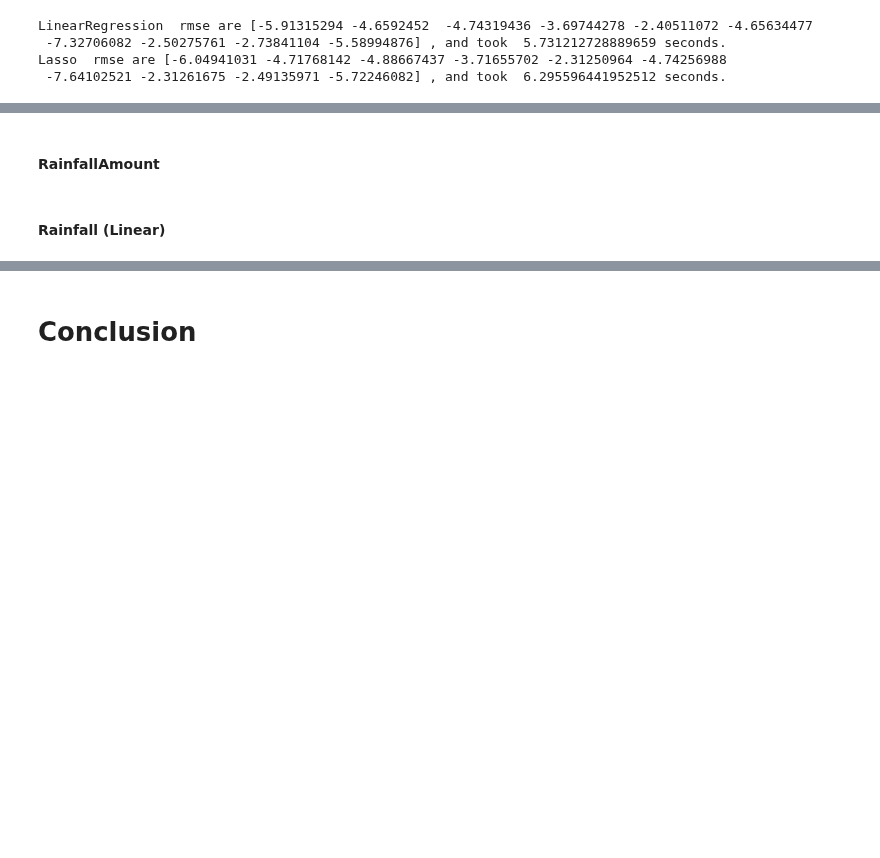
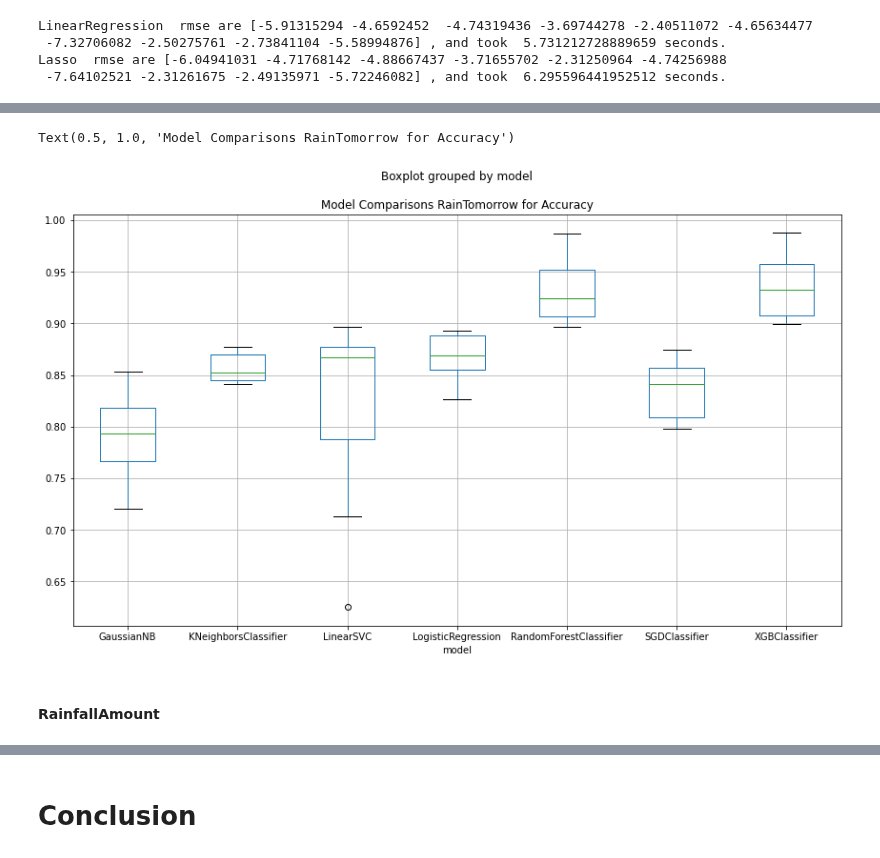
Before and after one commit to ravisiv/AussieWeatherEDA, a Jupyter notebook: Lab2_Group3_Chowdhury_Mittal_Srivastava_Sivaraman.ipynb, the cells around one changed output, grey strips where cells are left out. Cells and saved outputs as stored; diff of their text form; code cells hidden in the pictures; blank space fills up the shorter version.

```diff
--- a/Lab2_Group3_Chowdhury_Mittal_Srivastava_Sivaraman.ipynb
+++ b/Lab2_Group3_Chowdhury_Mittal_Srivastava_Sivaraman.ipynb
@@ -662,16 +705,16 @@ XGBClassifier_stat = model_stats_raintomorrow['XGBClassifier'][0]["test_score"].
 anova_result = f_oneway(GaussianNB_stat, SGDClassifier_stat, RandomForestClassifier_stat, LogisticRegression_stat,
                        KNeighborsClassifier_stat,LinearSVC_stat,XGBClassifier_stat)
 
-df_testscores = pd.DataFrame({'score':GaussianNB + SGDClassifier +RandomForestClassifier + LogisticRegression+KNeighborsClassifier+LinearSVC+XGBClassifier,
+df_testscores_rt = pd.DataFrame({'score':GaussianNB_stat + SGDClassifier_stat +RandomForestClassifier_stat + LogisticRegression_stat+KNeighborsClassifier_stat+LinearSVC_stat+XGBClassifier_stat,
                    'model': np.repeat(["GaussianNB", "SGDClassifier", "RandomForestClassifier","LogisticRegression","KNeighborsClassifier","LinearSVC","XGBClassifier"], repeats=10)})
 
-tukey = multi.pairwise_tukeyhsd(endog=df_testscores['score'],
-                          groups=df_testscores['model'],
+tukey = multi.pairwise_tukeyhsd(endog=df_testscores_rt['score'],
+                          groups=df_testscores_rt['model'],
                           alpha=0.05)
 
 
-multi_comp = multi.MultiComparison(df_testscores['score'],
-                          df_testscores['model'],
+multi_comp = multi.MultiComparison(df_testscores_rt['score'],
+                          df_testscores_rt['model'],
                           )
 
 tukey_2 = multi_comp.tukeyhsd(alpha=.05)
@@ -685,4 +728,3 @@ print (allpair[0])
 print (allpair_bonf[0])
 print(tukey)
 print(kruskal)
-print(df_testscores)
@@ -689,2 +748,0 @@ print(df_testscores)
-# %% [markdown]
-#### RainfallAmount
@@ -733,2 +748,0 @@ print(df_testscores)
-# %% [markdown]
-#### Rainfall (Linear)
@@ -781,0 +749,9 @@ print(df_testscores)
+# %%
+plt_t = df_testscores_rt.boxplot("score",by="model", showfliers=True, figsize= (14,8))
+
+plt.title('Model Comparisons RainTomorrow for Accuracy')
+# %% [output]
+Text(0.5, 1.0, 'Model Comparisons RainTomorrow for Accuracy')
+[figure, added]
+# %% [markdown]
+#### RainfallAmount
```
Also changed, not shown: parts of 47 cells of this notebook, 2 other files.
